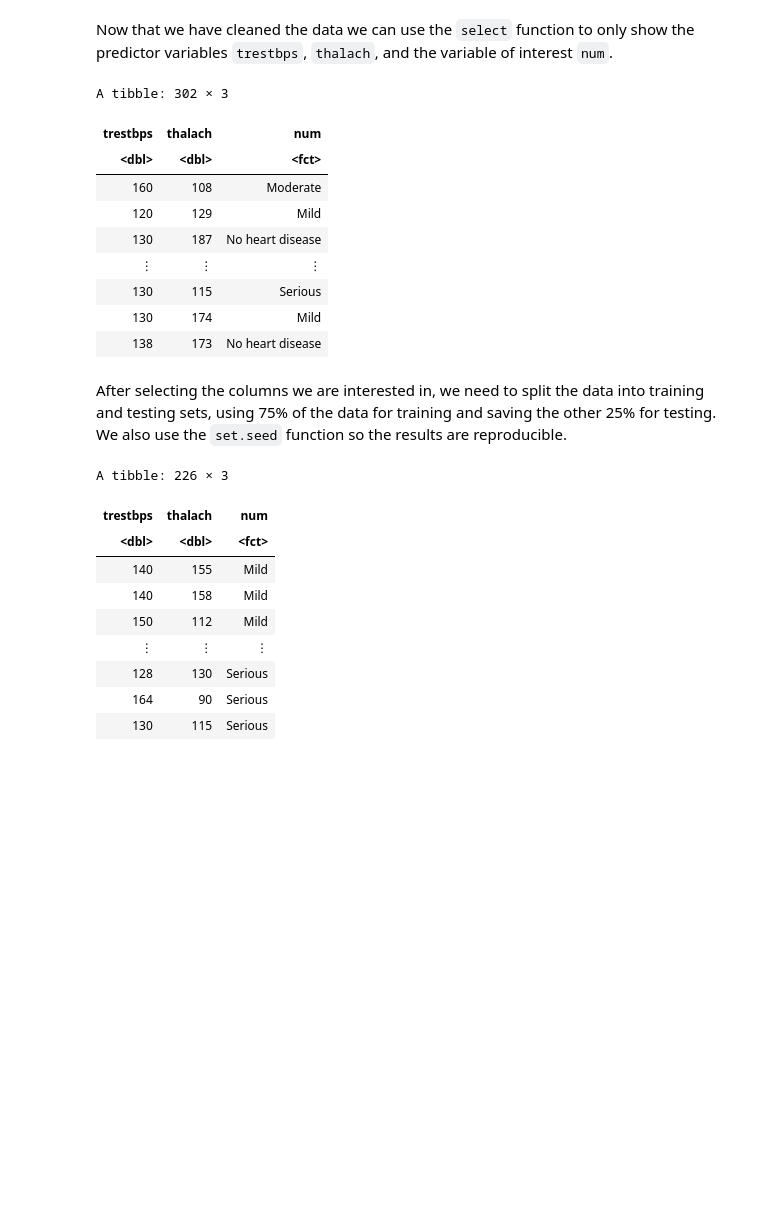
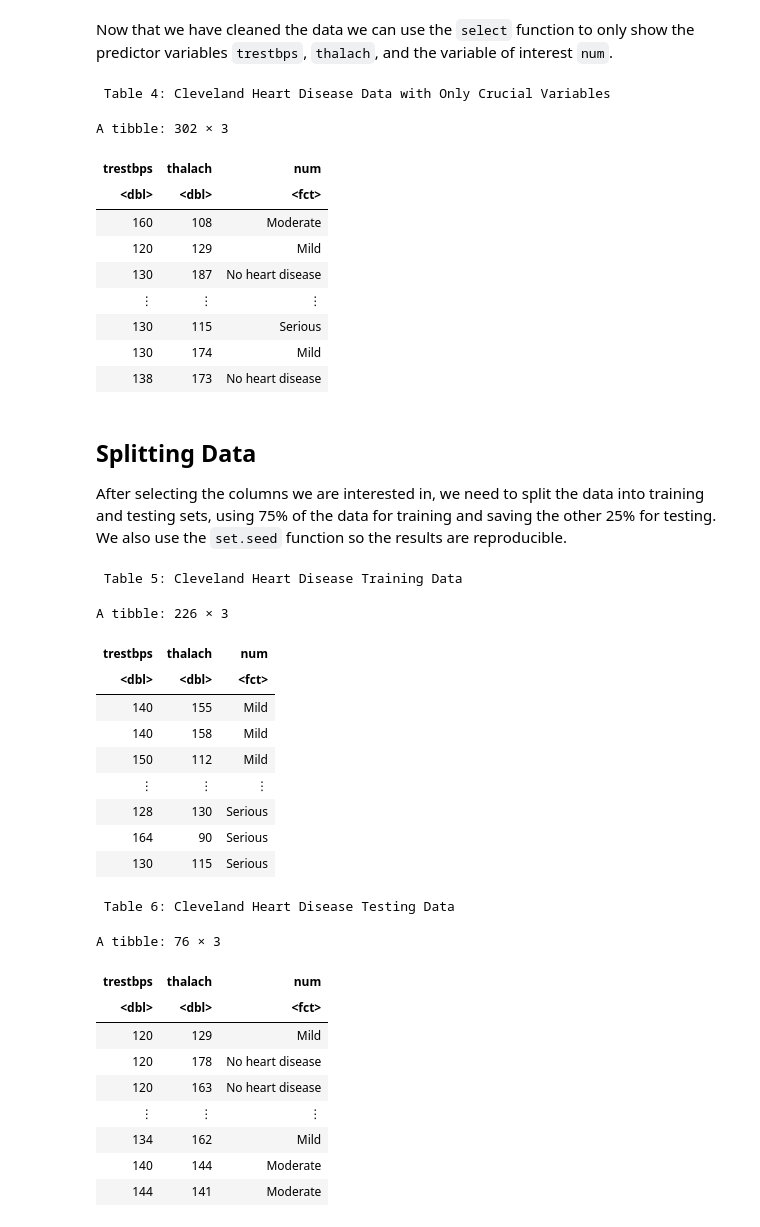
Before and after one commit to jchen278/dsci100_project, a Jupyter notebook: project_proposal.ipynb, the cells around one changed output. Drawn from its saved outputs; the diff is of its cells as text; code cells hidden in the pictures; blank space fills up the shorter version.

```diff
--- a/project_proposal.ipynb
+++ b/project_proposal.ipynb
@@ -100,9 +114,14 @@ A tibble: 302 × 14
 Now that we have cleaned the data we can use the `select` function to only show the predictor variables `trestbps`, `thalach`, and the variable of interest `num`.
 # %%
 cleveland_clean_select <- cleveland_clean |> select(trestbps, thalach, num)
+
+title <- "Table 4: Cleveland Heart Disease Data with Only Crucial Variables"
+cat("\n", title, "\n")
+
 cleveland_clean_select
 # %% [output]
-A tibble: 302 × 3
+ Table 4: Cleveland Heart Disease Data with Only Crucial Variables
+A tibble: 302 × 3
 | trestbps | thalach | num |
 | <dbl> | <dbl> | <fct> |
 | 160 | 108 | Moderate |
@@ -113,23 +132,44 @@ A tibble: 302 × 3
 | 130 | 174 | Mild |
 | 138 | 173 | No heart disease |
 # %% [markdown]
+## Splitting Data
 After selecting the columns we are interested in, we need to split the data into training and testing sets, using 75% of the data for training and saving the other 25% for testing. We also use the `set.seed` function so the results are reproducible.
 # %%
 set.seed(1)
-cleveland_split <- initial_split(cleveland_select, prop = 0.75, strata = num)
+cleveland_split <- initial_split(cleveland_clean_select, prop = 0.75, strata = num)
 cleveland_train <- training(cleveland_split)
 cleveland_test <- testing(cleveland_split)
 
+title <- "Table 5: Cleveland Heart Disease Training Data"
+cat("\n", title, "\n")
+
 cleveland_train
+
+title <- "Table 6: Cleveland Heart Disease Testing Data"
+cat("\n", title, "\n")
+
+cleveland_test
 # %% [output]
-A tibble: 226 × 3
+ Table 5: Cleveland Heart Disease Training Data
+A tibble: 226 × 3
 | trestbps | thalach | num |
 | <dbl> | <dbl> | <fct> |
 | 140 | 155 | Mild |
 | 140 | 158 | Mild |
 | 150 | 112 | Mild |
 | ⋮ | ⋮ | ⋮ |
 | 128 | 130 | Serious |
 | 164 | 90 | Serious |
 | 130 | 115 | Serious |
+ Table 6: Cleveland Heart Disease Testing Data
+A tibble: 76 × 3
+| trestbps | thalach | num |
+| <dbl> | <dbl> | <fct> |
+| 120 | 129 | Mild |
+| 120 | 178 | No heart disease |
+| 120 | 163 | No heart disease |
+| ⋮ | ⋮ | ⋮ |
+| 134 | 162 | Mild |
+| 140 | 144 | Moderate |
+| 144 | 141 | Moderate |
 # %% [markdown]
```
Also changed, not shown: parts of 23 cells of this notebook.
